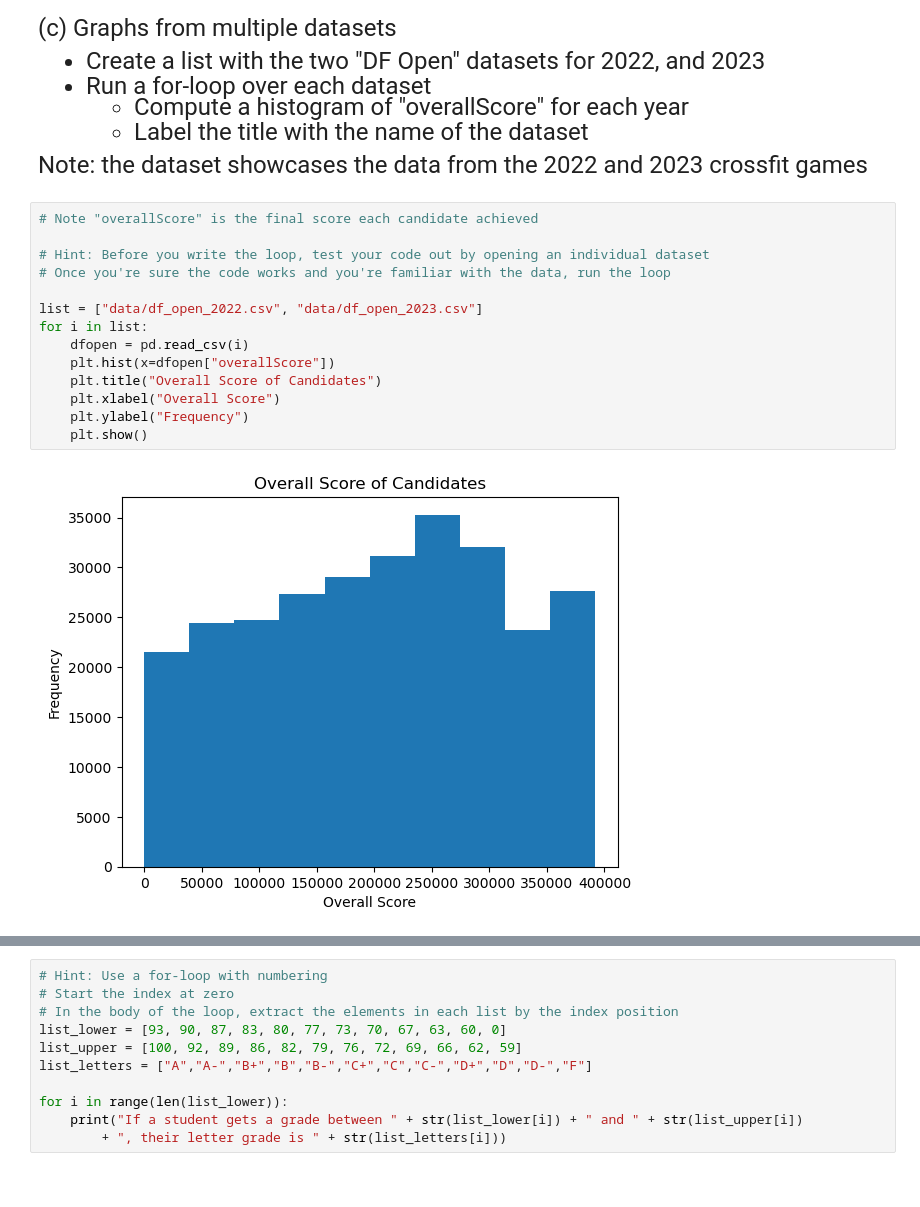
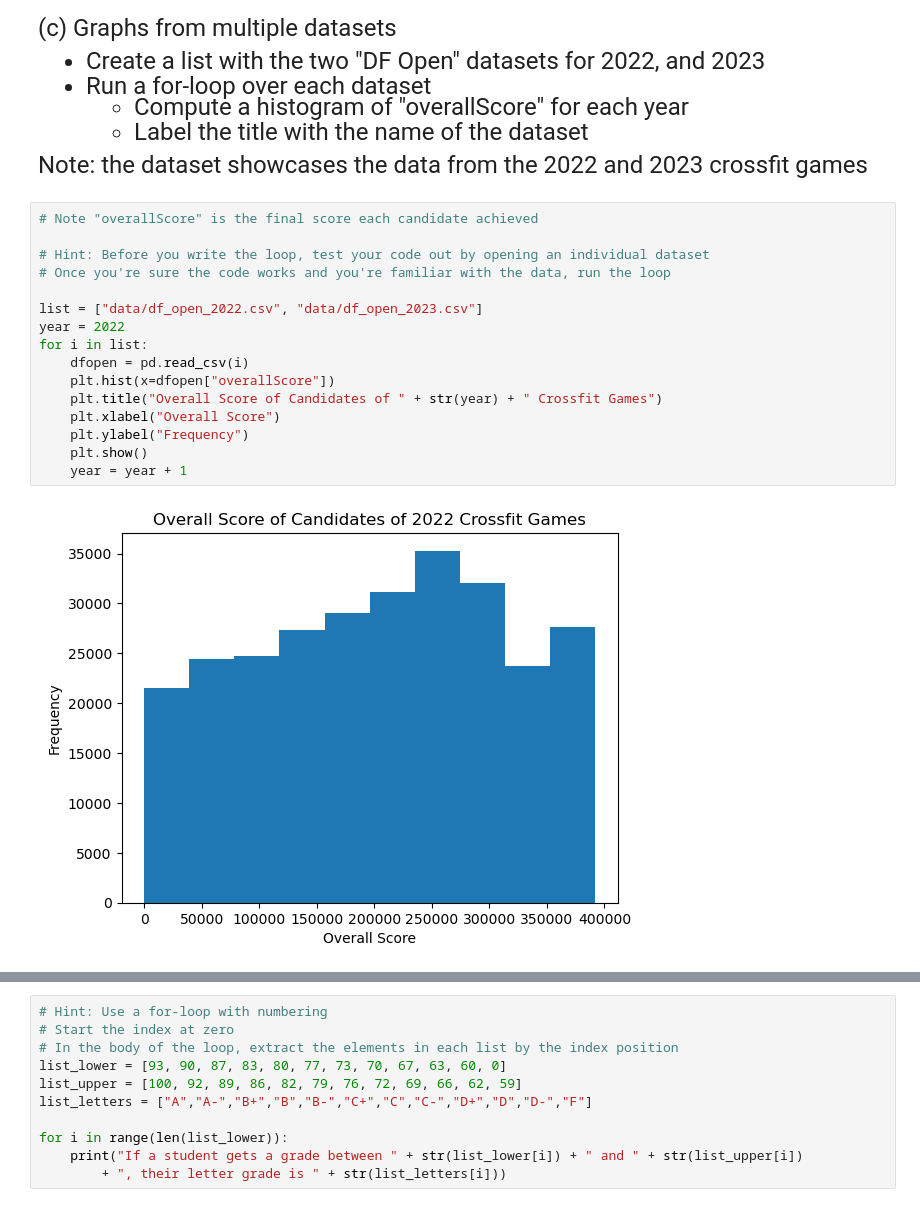
Before and after one commit to esunn0412/qtm151_fall_2023, a Jupyter notebook: assingments/assignment4/assignment4EDITED.ipynb, the cells around one changed output, grey strips where cells are left out. Saved outputs shown, nothing was run; the diff lists cells and outputs as text.

```diff
--- a/assingments/assignment4/assignment4EDITED.ipynb
+++ b/assingments/assignment4/assignment4EDITED.ipynb
@@ -84,16 +84,18 @@ Note: the dataset showcases the data from the 2022 and 2023 crossfit games
 # %%
 # Note "overallScore" is the final score each candidate achieved
 
 # Hint: Before you write the loop, test your code out by opening an individual dataset
 # Once you're sure the code works and you're familiar with the data, run the loop
 
 list = ["data/df_open_2022.csv", "data/df_open_2023.csv"]
+year = 2022
 for i in list:
     dfopen = pd.read_csv(i)
     plt.hist(x=dfopen["overallScore"])
-    plt.title("Overall Score of Candidates")
+    plt.title("Overall Score of Candidates of " + str(year) + " Crossfit Games")
     plt.xlabel("Overall Score")
     plt.ylabel("Frequency")
     plt.show()
+    year = year + 1
 # %% [output]
-[figure, old version]
+[figure, new version]
```
Also changed, not shown: parts of 1 cell of this notebook, 2 other files.
